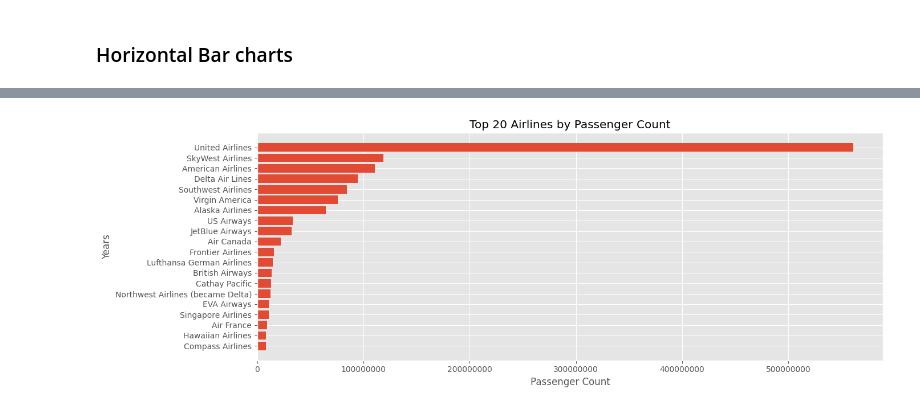
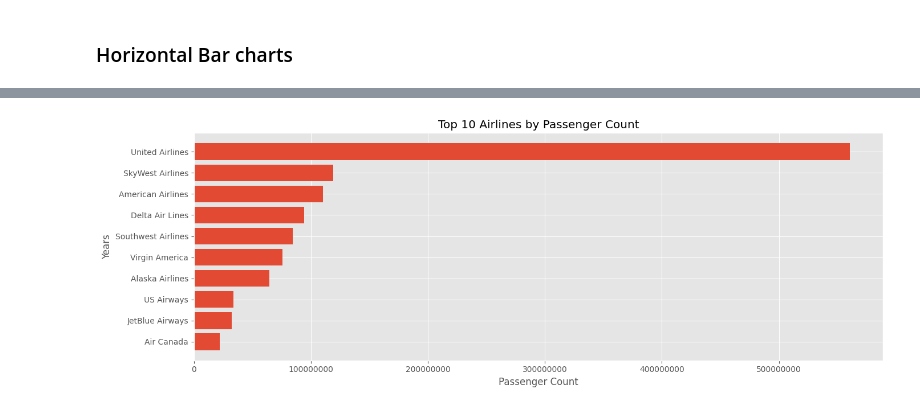
Before and after one commit to atifiu/matplotlib_practice, a Jupyter notebook: Matplotlib_Training1.ipynb, the cells around one changed output, grey strips where cells are left out. Cells and saved outputs as stored; diff of their text form; code cells hidden in the pictures.

```diff
--- a/Matplotlib_Training1.ipynb
+++ b/Matplotlib_Training1.ipynb
@@ -311,7 +311,7 @@ _ = plt.show()
 df_top10_summary = (df[["Passenger Count", "Operating Airline"]]
     .groupby(["Operating Airline"])
     .agg(Passenger_Count=("Passenger Count", "sum"))
-    .reset_index().nlargest(20, 'Passenger_Count')
+    .reset_index().nlargest(10, 'Passenger_Count')
     )
 
 df_top10_summary
@@ -336,22 +330,22 @@ df_top10_summary
 # %%
 import numpy as np
 
 plt.figure(figsize=(14,5)) # to Increase the size of plot and make it bigger
 plt.barh(df_top10_summary['Operating Airline'], df_top10_summary['Passenger_Count'])
 
-plt.title("Top 20 Airlines by Passenger Count")
+plt.title("Top 10 Airlines by Passenger Count")
 plt.xlabel("Passenger Count")
 plt.ylabel("Years")
 plt.ticklabel_format(axis = 'x', style = 'plain') # to disable scientific notation
 
 #plt.legend()
 #plt.grid('True')
 plt.style.use('ggplot')
 plt.tight_layout()
 plt.gca().invert_yaxis() # to show the horizontal bar in descending order
 # plt.xkcd()
-plt.savefig("San_Francisco_Passenger_count_ggplot_barh.png")
+#plt.savefig("San_Francisco_Passenger_count_ggplot_barh.png")
 
 _ = plt.show()
 # %% [output]
-[figure, old version]
+[figure, new version]
```
Also changed, not shown: parts of 11 cells of this notebook, 2 other files.
